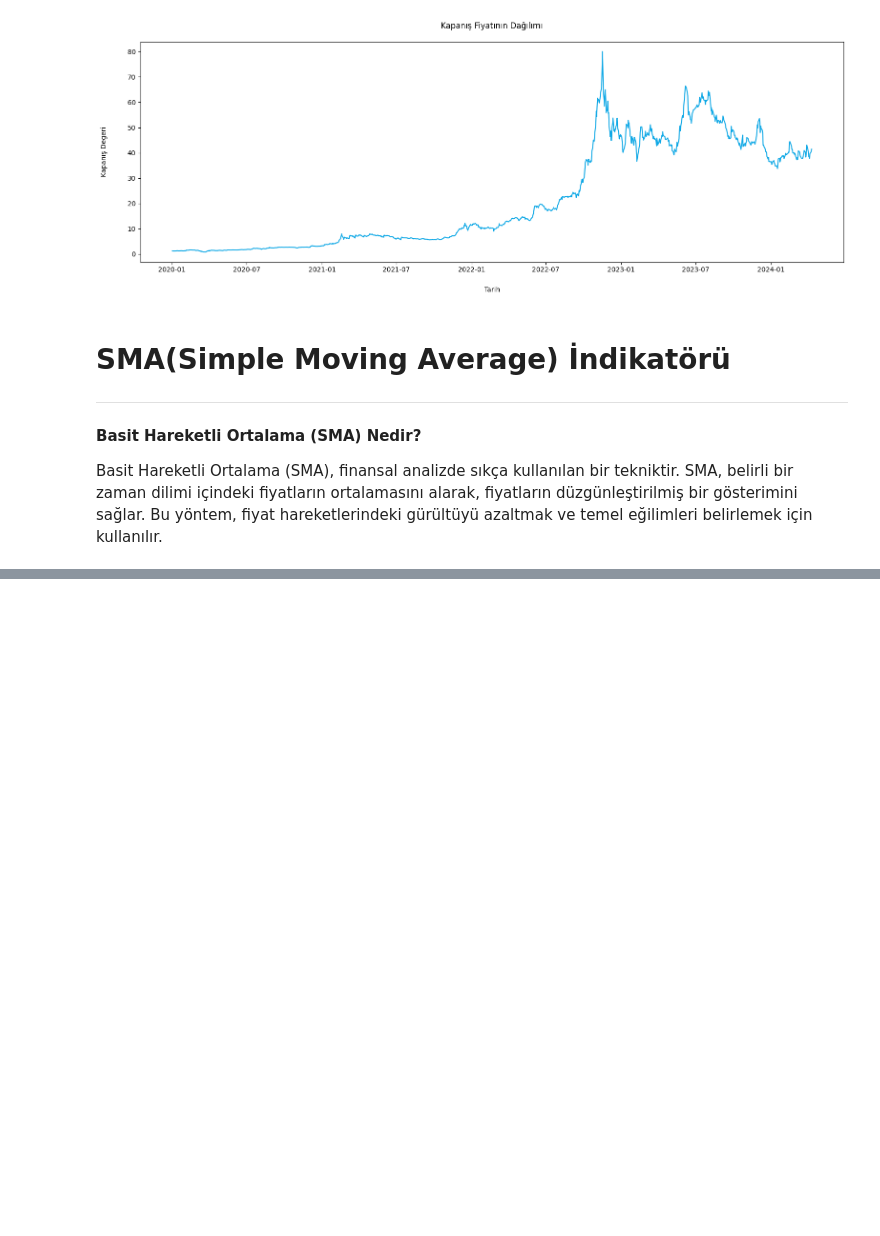
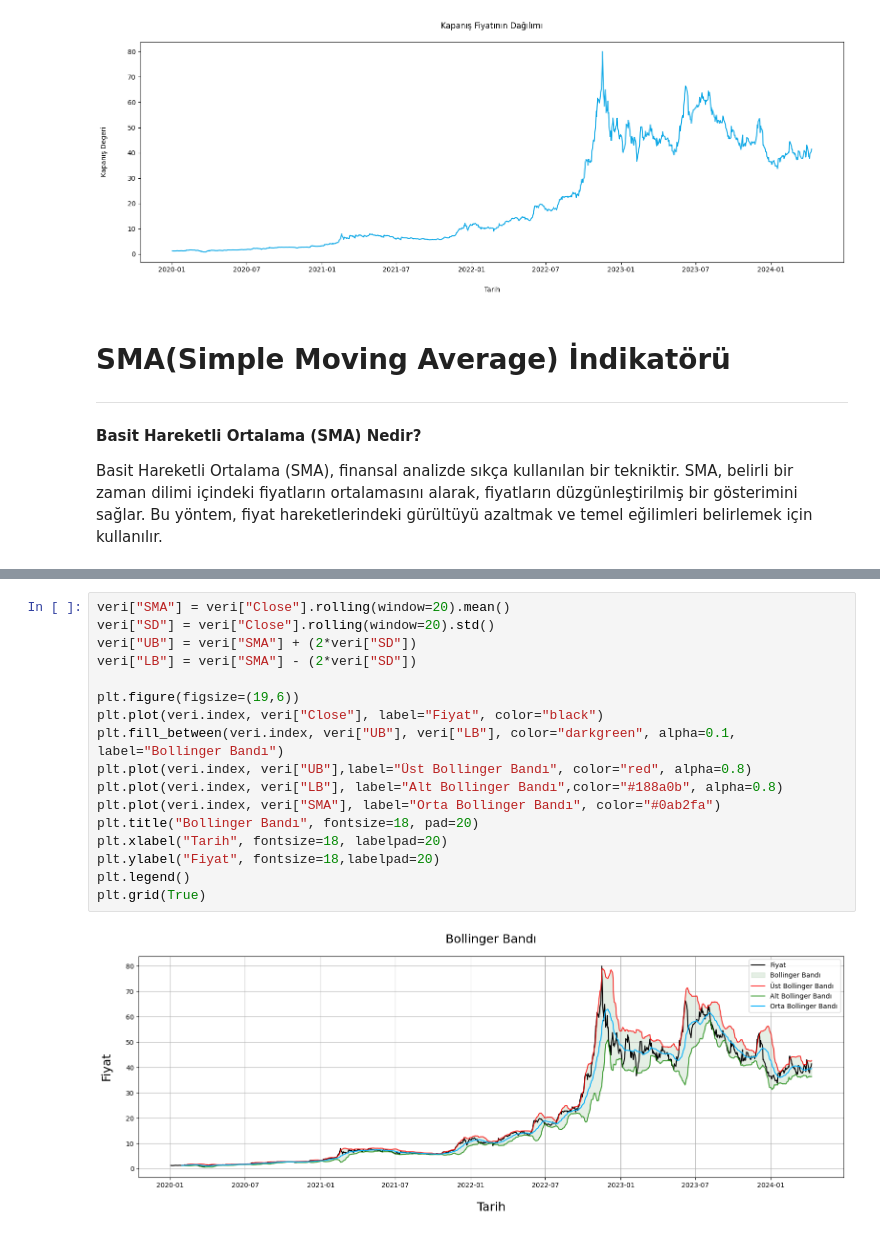
Before and after one commit to Efe-Eroglu/Hisse_Fiyat_Tahmini, a Jupyter notebook: Hisse_Fiyat_Tahmin.ipynb, the cells around one changed output, grey strips where cells are left out. Saved outputs shown, nothing was run; the diff lists cells and outputs as text; blank space fills up the shorter version.

Commit message:
Bollinger Bantları

```diff
--- a/Hisse_Fiyat_Tahmin.ipynb
+++ b/Hisse_Fiyat_Tahmin.ipynb
@@ -188,0 +198,19 @@ plt.legend(shadow=True, facecolor='lightgrey')
+# %%
+veri["SMA"] = veri["Close"].rolling(window=20).mean()
+veri["SD"] = veri["Close"].rolling(window=20).std()
+veri["UB"] = veri["SMA"] + (2*veri["SD"])
+veri["LB"] = veri["SMA"] - (2*veri["SD"])
+
+plt.figure(figsize=(19,6))
+plt.plot(veri.index, veri["Close"], label="Fiyat", color="black")
+plt.fill_between(veri.index, veri["UB"], veri["LB"], color="darkgreen", alpha=0.1, label="Bollinger Bandı")
+plt.plot(veri.index, veri["UB"],label="Üst Bollinger Bandı", color="red", alpha=0.8)
+plt.plot(veri.index, veri["LB"], label="Alt Bollinger Bandı",color="#188a0b", alpha=0.8)
+plt.plot(veri.index, veri["SMA"], label="Orta Bollinger Bandı", color="#0ab2fa")
+plt.title("Bollinger Bandı", fontsize=18, pad=20)
+plt.xlabel("Tarih", fontsize=18, labelpad=20)
+plt.ylabel("Fiyat", fontsize=18,labelpad=20)
+plt.legend()
+plt.grid(True)
+# %% [output]
+[figure, added]
```
Also changed, not shown: parts of 2 cells of this notebook.
